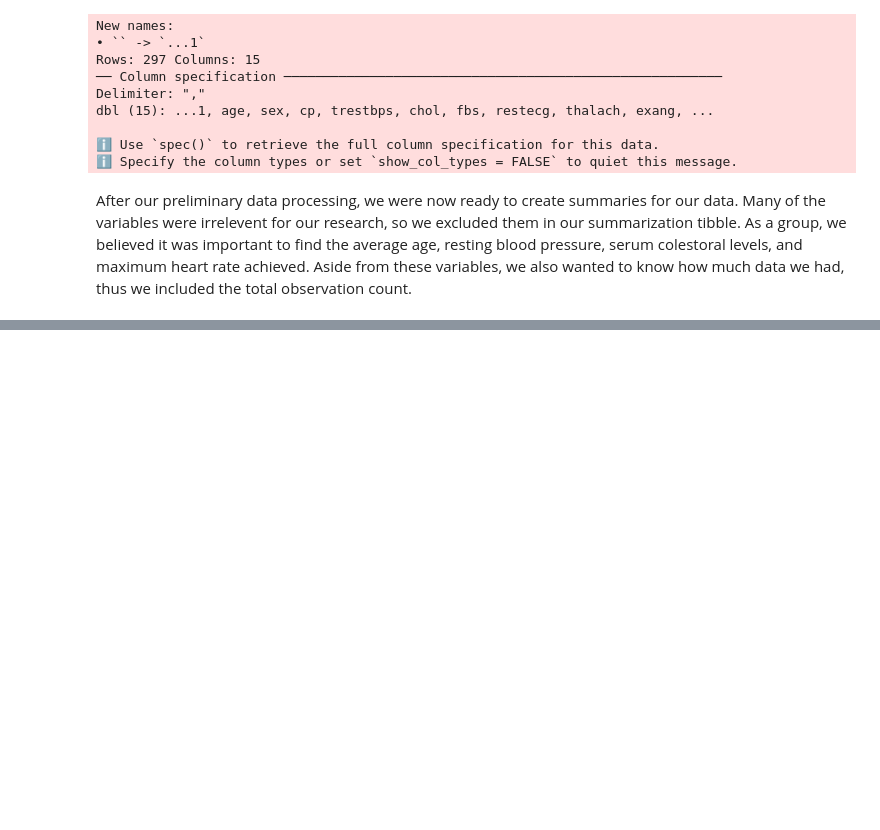
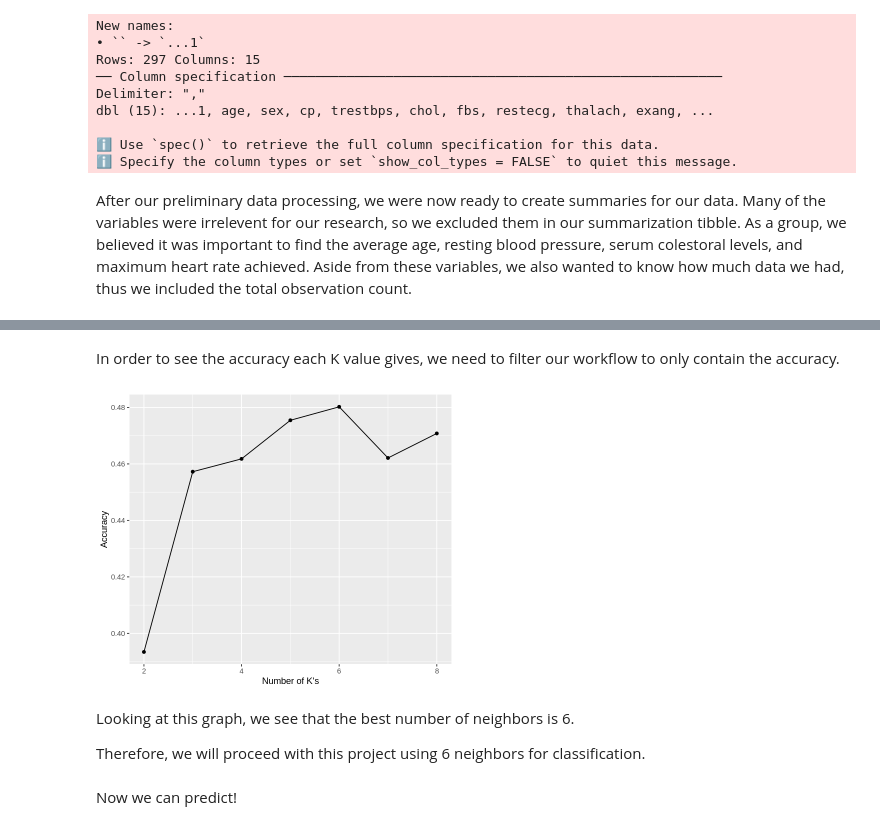
Before and after one commit to 000557A/DSCI-100-Project, a Jupyter notebook: Report.ipynb, the cells around one changed output, grey strips where cells are left out. Saved outputs shown, nothing was run; the diff lists cells and outputs as text; code cells hidden in the pictures; blank space fills up the shorter version.

Commit message:
d
Done all the predictor stuff

```diff
--- a/Report.ipynb
+++ b/Report.ipynb
@@ -104,0 +97,4 @@ A tibble: 1 × 5
+# %%
+heart_recipe <- recipe(num ~ age + trestbps + chol + thalach , data = heart_data) |>
+    step_scale(all_predictors()) |>
+    step_center(all_predictors())
@@ -104,0 +103,2 @@ A tibble: 1 × 5
+# %%
+kvalues <- tibble(neighbors = seq(from = 2, to = 8, by = 1))
@@ -104,0 +114,37 @@ A tibble: 1 × 5
+# %%
+set.seed(727)
+
+heart_vfold <- vfold_cv (heart_train, v = 5, strata = 4)
+
+knn_tune <- nearest_neighbor(weight_func = "rectangular", neighbors = tune())|>
+            set_engine("kknn")|>
+            set_mode ("classification")
+
+heart_wkfl <- workflow ()|>
+            add_model(knn_tune)|>
+            add_recipe(heart_recipe)|>
+            tune_grid(resamples = heart_vfold, grid = kvalues)|>
+            collect_metrics()
+# %% [markdown]
+In order to see the accuracy each K value gives, we need to filter our workflow to only contain the accuracy.
+# %%
+accuracy_data <- heart_wkfl |>
+            filter(.metric == "accuracy")
+# %%
+options(repr.plot.height = 5, repr.plot.width = 6)
+# This top part is to make the graph fit the screen better
+
+cross_val_plot <- accuracy_data |>
+    ggplot(aes (x = neighbors, y = mean))+
+    geom_point()+
+    geom_line(aes(x = neighbors, y = mean))+
+    xlab("Number of K's")+
+    ylab ("Accuracy")
+
+cross_val_plot
+# %% [output]
+[figure, added]
+# %% [markdown]
+Looking at this graph, we see that the best number of neighbors is 6.
+
+Therefore, we will proceed with this project using 6 neighbors for classification.
@@ -104,0 +163,2 @@ A tibble: 1 × 5
+# %% [markdown]
+Now we can predict!
```
Also changed, not shown: parts of 9 cells of this notebook.
